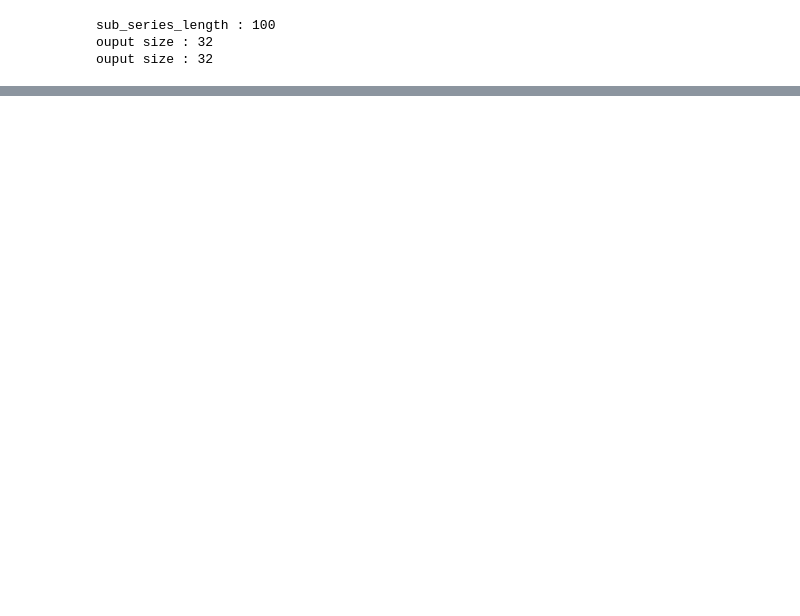
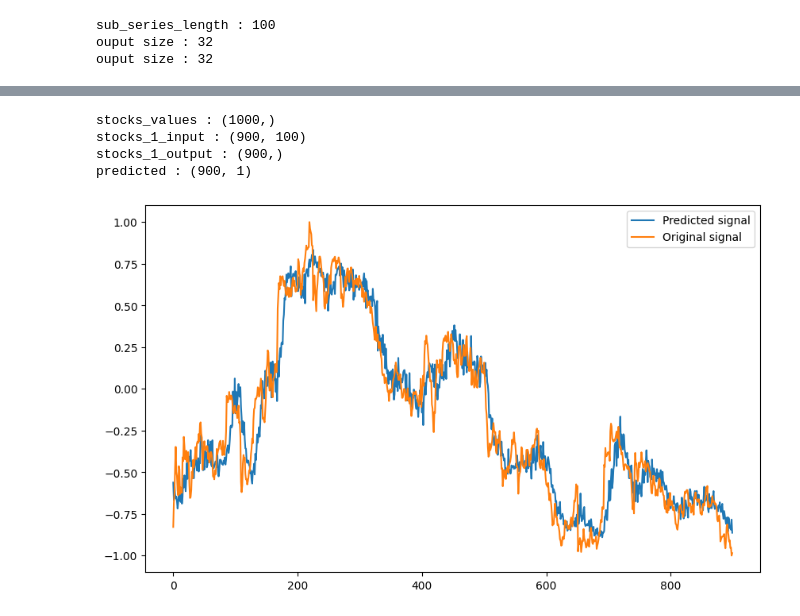
Before and after one commit to MaximeSzymanski/StocksClusteringVAE, a Jupyter notebook: VAE_stocks.ipynb, the cells around one changed output, grey strips where cells are left out. Cells and saved outputs as stored; diff of their text form; code cells hidden in the pictures; blank space fills up the shorter version.

Commit message:
Adding plotting of a stocks to test prediction

```diff
--- a/VAE_stocks.ipynb
+++ b/VAE_stocks.ipynb
@@ -300,7 +316,7 @@ training_data_output shape : (507600,)
 # %%
 # split into train and test set
 from sklearn.model_selection import train_test_split
-device = torch.device("cuda:1" if torch.cuda.is_available() else "cpu")
+device = torch.device("cuda" if torch.cuda.is_available() else "cpu")
 X_train, X_test, y_train, y_test = train_test_split(training_data_input, training_data_output, test_size=0.2, random_state=42)
 X_train = torch.from_numpy(X_train).float().to(device).unsqueeze(-1)
 y_train = torch.from_numpy(y_train).float().to(device).unsqueeze(-1)
@@ -765,7 +781,7 @@ class RecurrentAutoencoder_LSTM(nn.Module):
         x = self.decoder(z)
         return x
 # %%
-latent_dim = 64
+latent_dim = 100
 model_LSTM = RecurrentAutoencoder_LSTM(sub_series_length, 1, 32,latent_dim=latent_dim)
 print(f"model : {model_LSTM}")
 # %% [output]
@@ -792,7 +808,7 @@ model : RecurrentAutoencoder_LSTM(
 class RecurrentAutoencoder(nn.Module):
   def __init__(self, seq_len, n_features, embedding_dim=128,sub_seq_len=10,latent_dim=2):
     super(RecurrentAutoencoder, self).__init__()
-    device = torch.device("cuda:1" if torch.cuda.is_available() else "cpu")
+    device = torch.device("cuda" if torch.cuda.is_available() else "cpu")
     self.encoder = Encoder(seq_len, n_features, embedding_dim,bidirectional=True,num_layers=1,
         sub_seq_len=sub_seq_len,latent_dim=latent_dim).to(device)
     self.decoder = Decoder(seq_len, embedding_dim, n_features,bidirectional=True,num_layers=1,
@@ -811,8 +827,8 @@ class RecurrentAutoencoder(nn.Module):
     return x
 # %%
 print(f"sub_series_length : {sub_series_length}")
-device = torch.device("cuda:1" if torch.cuda.is_available() else "cpu")
-latent_dim = 64
+device = torch.device("cuda" if torch.cuda.is_available() else "cpu")
+latent_dim = 100
 model_attention = RecurrentAutoencoder(sub_series_length, 1, 32,sub_seq_len=100,latent_dim=latent_dim).to(device)
 # %% [output]
 sub_series_length : 100
@@ -875,0 +900,37 @@ KeyboardInterrupt:
+# %%
+def stock_index_to_sliding_window(index,seq_len):
+    stocks_values = normalized_values_list[index]
+    print(f"stocks_values : {stocks_values.shape}")
+    # take from 0 to seq_len, then from 1 to seq_len+1 and so on
+    # so we have to take seq_len times
+    number_of_output = len(stocks_values) - seq_len
+    stocks_1_input = []
+    stocks_1_output = []
+    for i in range(number_of_output):
+        stocks_1_input.append(stocks_values[i:i+seq_len])
+        stocks_1_output.append(stocks_values[i+seq_len])
+
+    stocks_1_input = np.array(stocks_1_input)
+    stocks_1_output = np.array(stocks_1_output)
+    # print the shae
+    print(f"stocks_1_input : {stocks_1_input.shape}")
+    print(f"stocks_1_output : {stocks_1_output.shape}")
+    return stocks_1_input,stocks_1_output
+
+stocks_1_input, stock_1_output = stock_index_to_sliding_window(8,100)
+predicted  = model_attention.predict_next_day(torch.from_numpy(stocks_1_input).float().to(device).unsqueeze(-1))
+predicted = predicted.cpu().detach().numpy()
+print(f"predicted : {predicted.shape}")
+# plot the stock_1_output
+plt.figure(figsize=(10, 6))
+plt.plot(predicted, label='Predicted signal')
+plt.plot(stock_1_output, label='Original signal')
+
+plt.legend()
+plt.show()
+# %% [output]
+stocks_values : (1000,)
+stocks_1_input : (900, 100)
+stocks_1_output : (900,)
+predicted : (900, 1)
+[figure, added]
```
Also changed, not shown: parts of 18 cells of this notebook.
